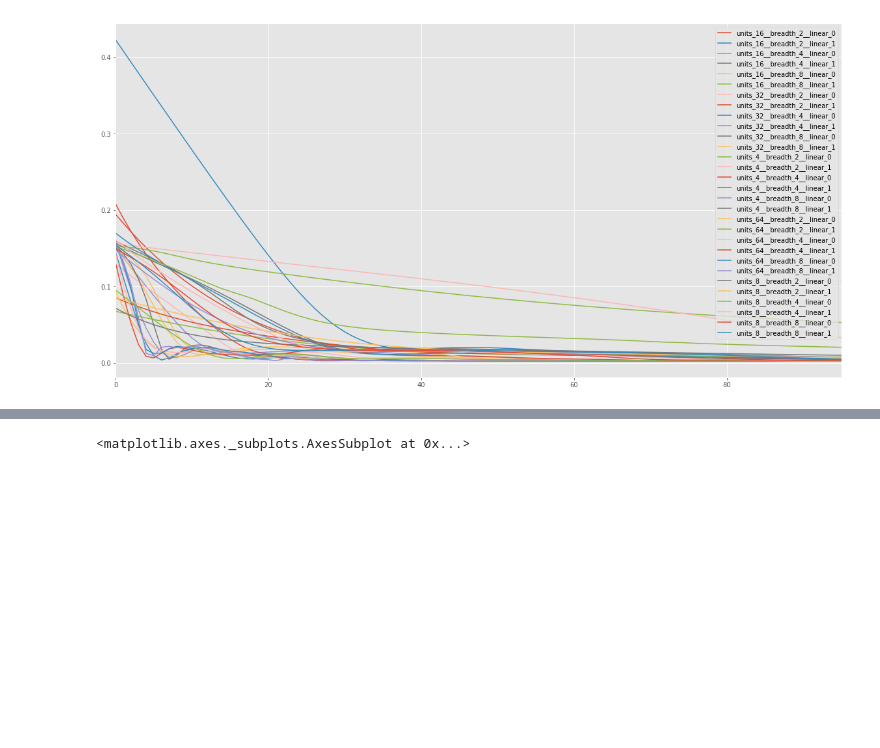
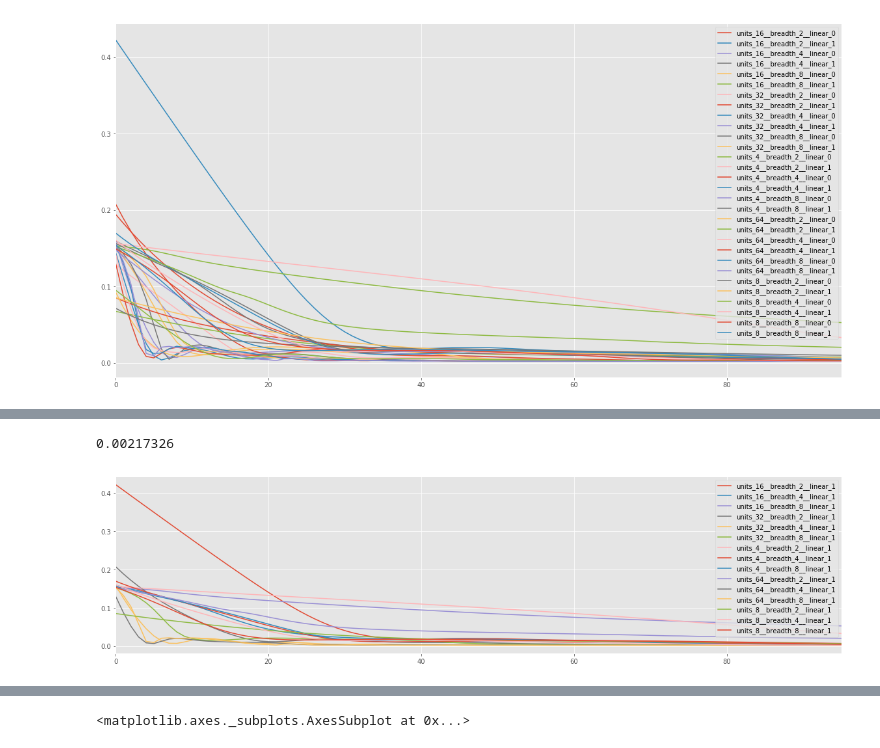
Before and after one commit to thepaulm/lstm, a Jupyter notebook: WebPage.ipynb, the cells around one changed output, grey strips where cells are left out. Saved outputs shown, nothing was run; the diff lists cells and outputs as text; code cells hidden in the pictures; blank space fills up the shorter version.

```diff
--- a/WebPage.ipynb
+++ b/WebPage.ipynb
@@ -399,0 +444,5 @@ pd.DataFrame({"tflosses" : tfctx.losses}).plot(figsize=figsize)
+# %%
+show_vals(models, 'linear_1')
+# %% [output]
+0.00217326
+[figure, added]
```
Also changed, not shown: parts of 21 cells of this notebook, 2 other files.
